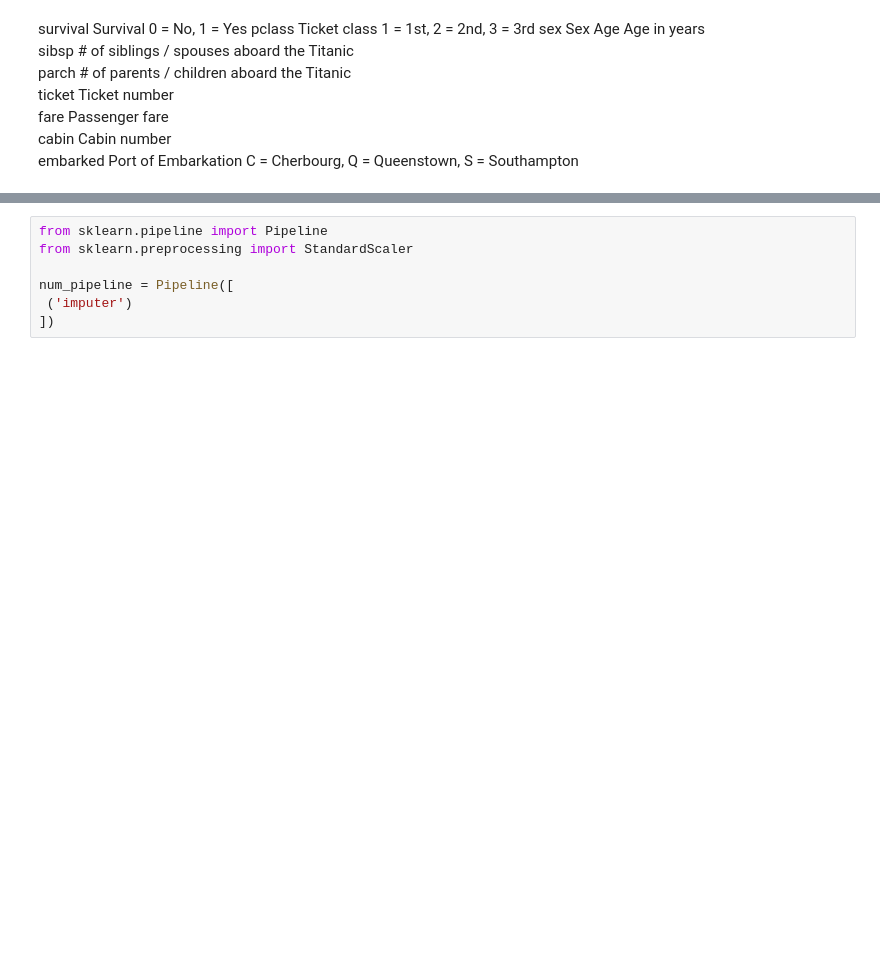
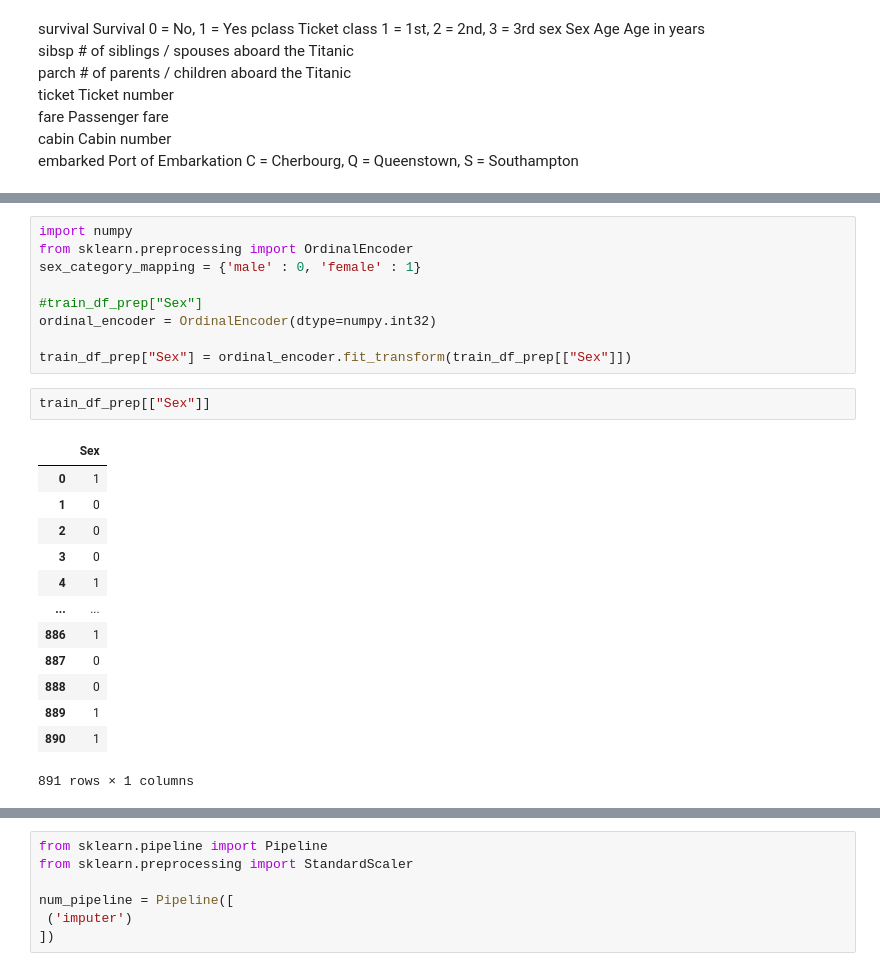
Before and after one commit to MichalGasiorowski/ml-playground, a Jupyter notebook: notebook/homl/Classification3-c-Titanic.ipynb, the cells around one changed output, grey strips where cells are left out. Drawn from its saved outputs; the diff is of its cells as text; blank space fills up the shorter version.

```diff
--- a/notebook/homl/Classification3-c-Titanic.ipynb
+++ b/notebook/homl/Classification3-c-Titanic.ipynb
@@ -214,0 +306,25 @@ embarked	Port of Embarkation	C = Cherbourg, Q = Queenstown, S = Southampton
+# %%
+import numpy
+from sklearn.preprocessing import OrdinalEncoder
+sex_category_mapping = {'male' : 0, 'female' : 1}
+
+#train_df_prep["Sex"]
+ordinal_encoder = OrdinalEncoder(dtype=numpy.int32)
+
+train_df_prep["Sex"] = ordinal_encoder.fit_transform(train_df_prep[["Sex"]])
+# %%
+train_df_prep[["Sex"]]
+# %% [output]
+|  | Sex |
+| 0 | 1 |
+| 1 | 0 |
+| 2 | 0 |
+| 3 | 0 |
+| 4 | 1 |
+| ... | ... |
+| 886 | 1 |
+| 887 | 0 |
+| 888 | 0 |
+| 889 | 1 |
+| 890 | 1 |
+891 rows × 1 columns
```
Also changed, not shown: parts of 24 cells of this notebook, 1 other file.
